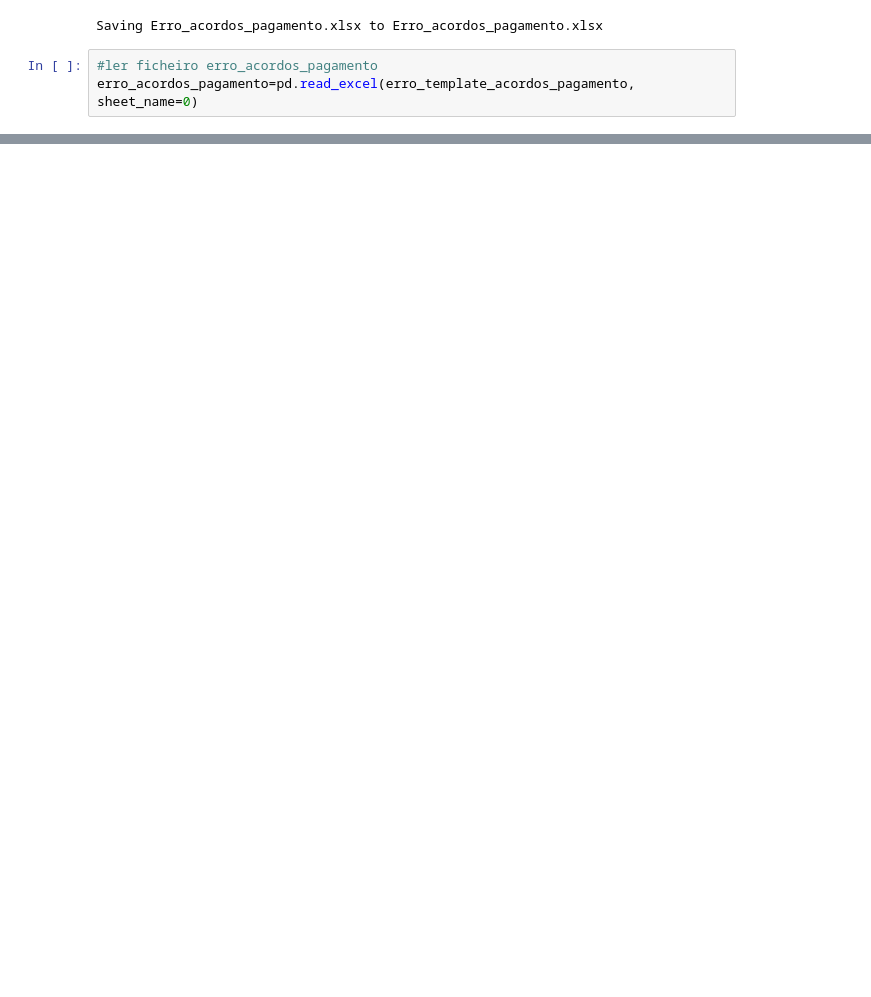
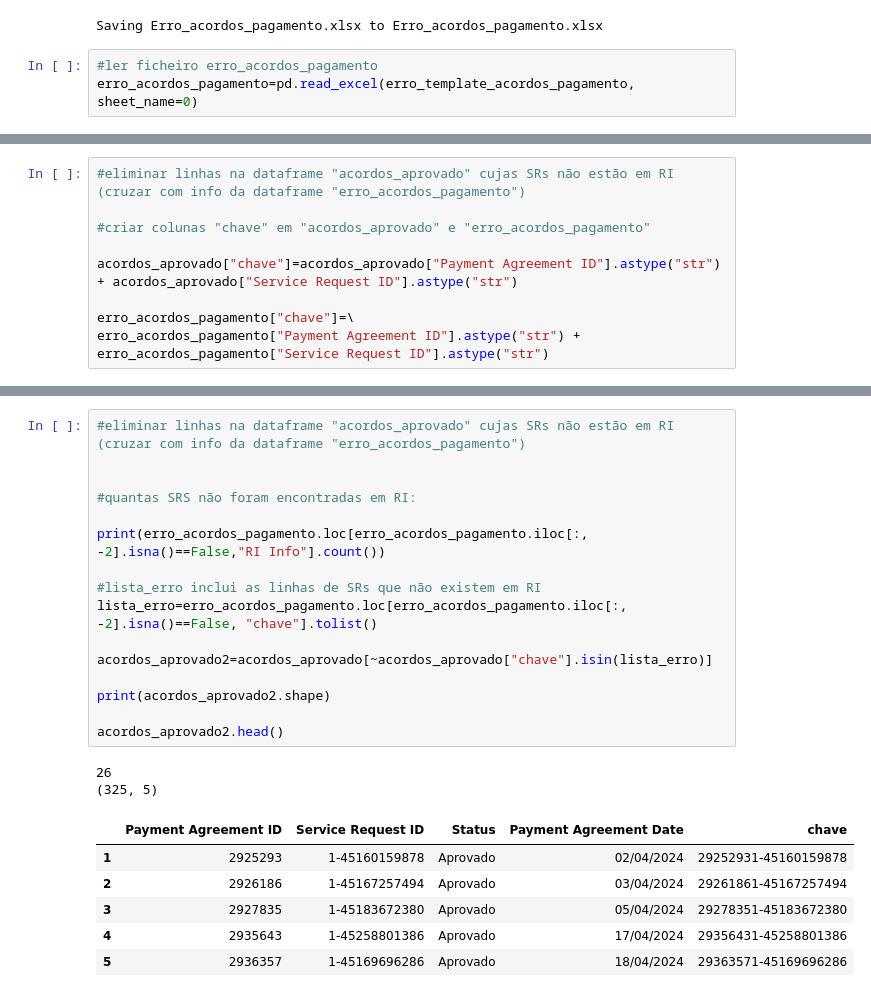
Before and after one commit to josepmatias/nos_reten-ao, a Jupyter notebook: actividades extra.ipynb, the cells around one changed output, grey strips where cells are left out. Cells and saved outputs as stored; diff of their text form; blank space fills up the shorter version.

```diff
--- a/actividades extra.ipynb
+++ b/actividades extra.ipynb
@@ -138,0 +150,9 @@ erro_acordos_pagamento.columns=["Payment Agreement ID", "Service Request ID", "S
+# %%
+#eliminar linhas na dataframe "acordos_aprovado" cujas SRs não estão em RI (cruzar com info da dataframe "erro_acordos_pagamento")
+
+#criar colunas "chave" em "acordos_aprovado" e "erro_acordos_pagamento"
+
+acordos_aprovado["chave"]=acordos_aprovado["Payment Agreement ID"].astype("str") + acordos_aprovado["Service Request ID"].astype("str")
+
+erro_acordos_pagamento["chave"]=\
+erro_acordos_pagamento["Payment Agreement ID"].astype("str") + erro_acordos_pagamento["Service Request ID"].astype("str")
@@ -138,0 +164,25 @@ erro_acordos_pagamento.columns=["Payment Agreement ID", "Service Request ID", "S
+# %%
+#eliminar linhas na dataframe "acordos_aprovado" cujas SRs não estão em RI (cruzar com info da dataframe "erro_acordos_pagamento")
+
+
+#quantas SRS não foram encontradas em RI:
+
+print(erro_acordos_pagamento.loc[erro_acordos_pagamento.iloc[:, -2].isna()==False,"RI Info"].count())
+
+#lista_erro inclui as linhas de SRs que não existem em RI
+lista_erro=erro_acordos_pagamento.loc[erro_acordos_pagamento.iloc[:, -2].isna()==False, "chave"].tolist()
+
+acordos_aprovado2=acordos_aprovado[~acordos_aprovado["chave"].isin(lista_erro)]
+
+print(acordos_aprovado2.shape)
+
+acordos_aprovado2.head()
+# %% [output]
+26
+(325, 5)
+|  | Payment Agreement ID | Service Request ID | Status | Payment Agreement Date | chave |
+| 1 | 2925293 | 1-45160159878 | Aprovado | 02/04/2024 | 29252931-45160159878 |
+| 2 | 2926186 | 1-45167257494 | Aprovado | 03/04/2024 | 29261861-45167257494 |
+| 3 | 2927835 | 1-45183672380 | Aprovado | 05/04/2024 | 29278351-45183672380 |
+| 4 | 2935643 | 1-45258801386 | Aprovado | 17/04/2024 | 29356431-45258801386 |
+| 5 | 2936357 | 1-45169696286 | Aprovado | 18/04/2024 | 29363571-45169696286 |
```
Also changed, not shown: parts of 3 cells of this notebook.
